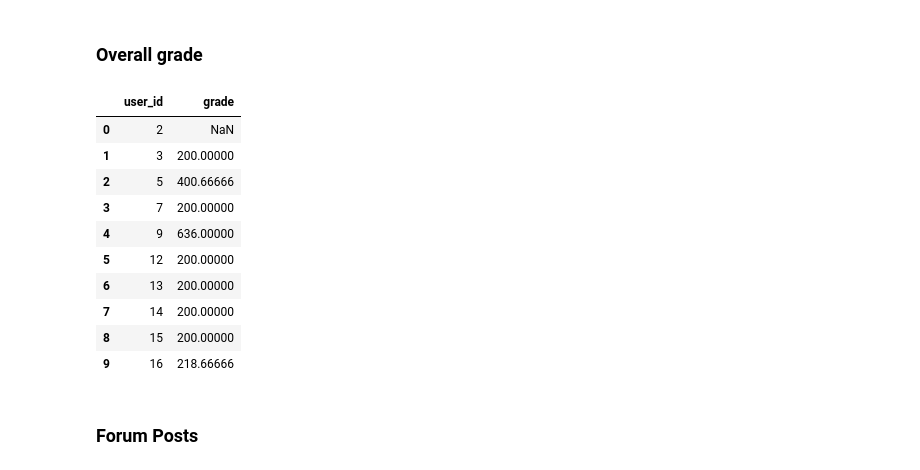
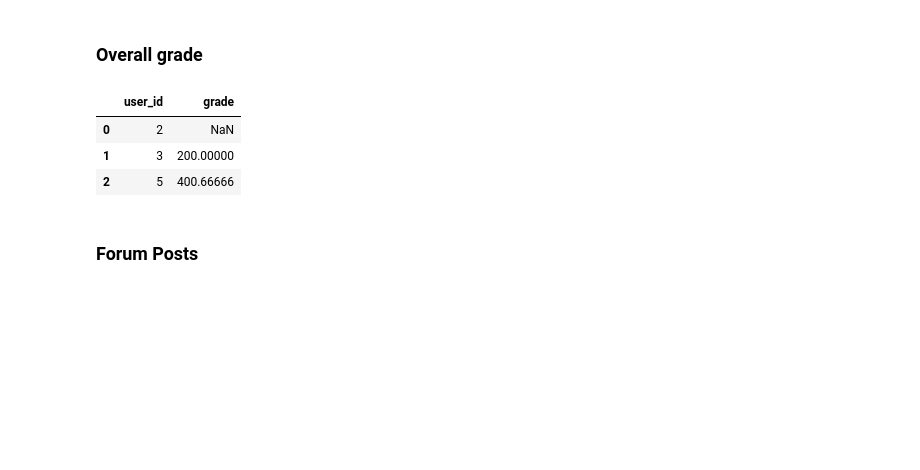
Before and after one commit to natanans/Educational-Data-Log-Analysis, a Jupyter notebook: Jupyter-PostgreSQL.ipynb, the cells around one changed output. Cells and saved outputs as stored; diff of their text form; code cells hidden in the pictures; blank space fills up the shorter version.

```diff
--- a/Jupyter-PostgreSQL.ipynb
+++ b/Jupyter-PostgreSQL.ipynb
@@ -80,19 +81,13 @@ verbs_count.sample(10).plot.bar(x="userid", y="count",stacked=True,rot=10, title
 # %% [markdown]
 ### Overall grade
 # %%
-pd.read_sql_query('''SELECT userid AS USER_ID, sum(finalgrade) AS Grade FROM mdl_grade_grades GROUP BY userid ORDER BY userid ;''', moodle).head(10)
+grade=pd.read_sql_query('''SELECT userid AS USER_ID, sum(finalgrade) AS Grade FROM mdl_grade_grades GROUP BY userid ORDER BY userid ;''', moodle)
+grade.head(3)
 # %% [output]
 |  | user_id | grade |
 | 0 | 2 | NaN |
 | 1 | 3 | 200.00000 |
 | 2 | 5 | 400.66666 |
-| 3 | 7 | 200.00000 |
-| 4 | 9 | 636.00000 |
-| 5 | 12 | 200.00000 |
-| 6 | 13 | 200.00000 |
-| 7 | 14 | 200.00000 |
-| 8 | 15 | 200.00000 |
-| 9 | 16 | 218.66666 |
 # %% [markdown]
 ### Forum Posts
 # %%
```
Also changed, not shown: parts of 51 cells of this notebook, 4 other files.
